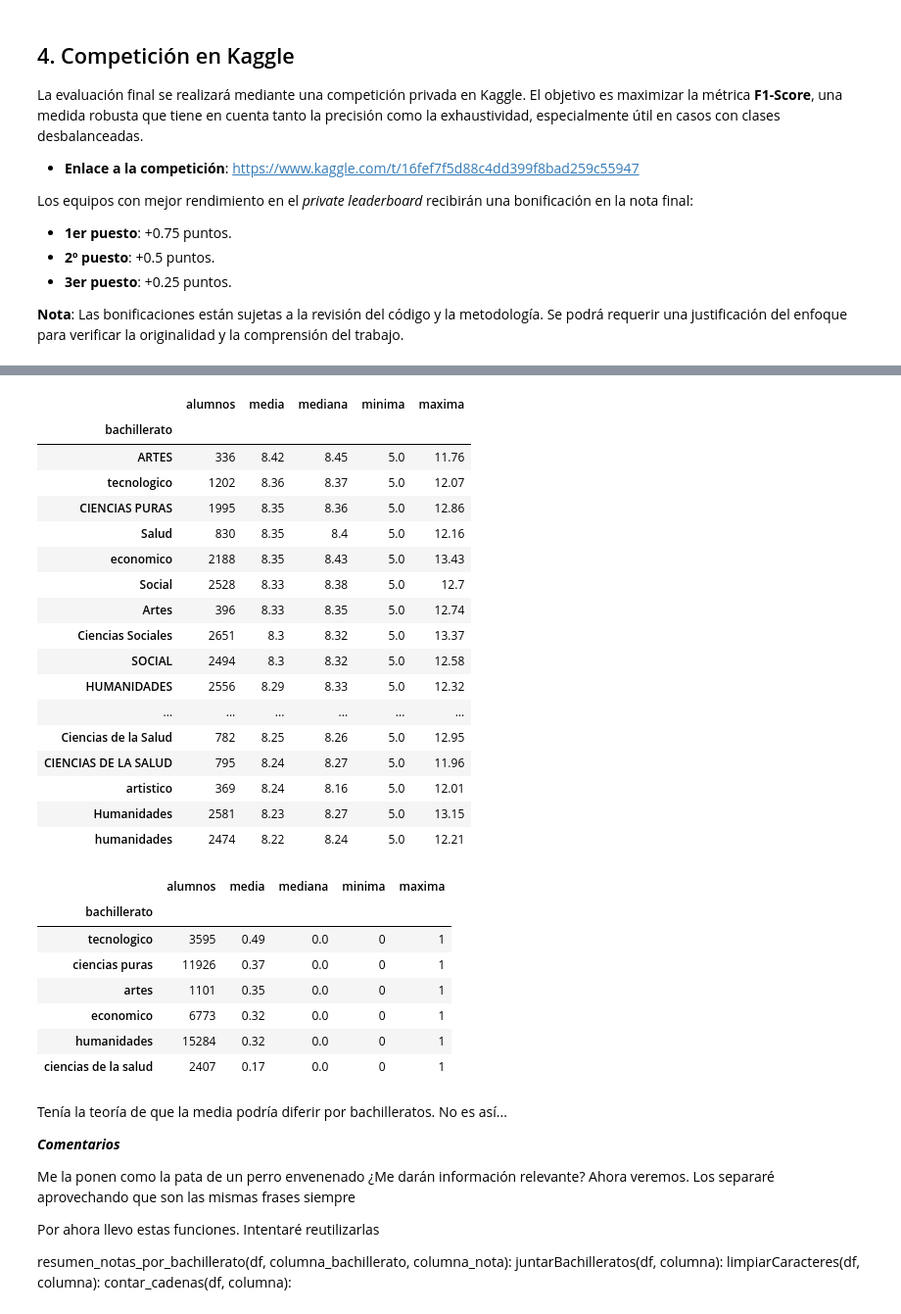
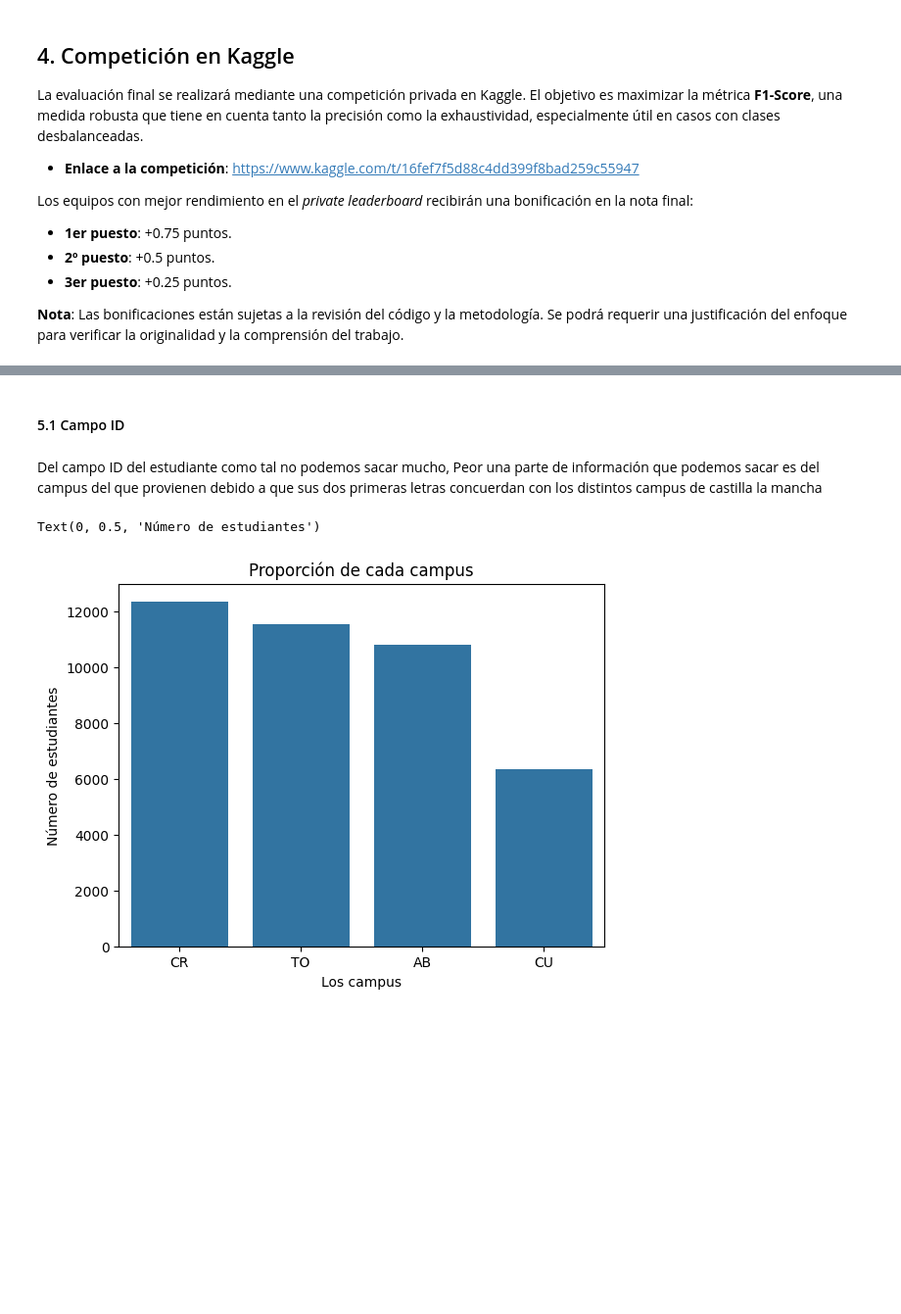
Before and after one commit to GuillermoMorcillo/Practica1Mineria, a Jupyter notebook: Práctica 1 - Análisis, procesamiento y validación .ipynb, the cells around one changed output, grey strips where cells are left out. Shown at 98% size. Drawn from its saved outputs; the diff is of its cells as text; code cells hidden in the pictures; blank space fills up the shorter version.

```diff
--- a/Práctica 1 - Análisis, procesamiento y validación .ipynb
+++ b/Práctica 1 - Análisis, procesamiento y validación .ipynb
@@ -288,49 +229,14 @@ NOTA DE ACCESO POR BACHILLERATO
-# %%
-resumen_notas_por_bachillerato(df_train, "bachillerato", "nota_acceso")
-# %% [output]
-|  | alumnos | media | mediana | minima | maxima |
-| bachillerato |  |  |  |  |  |
-| ARTES | 336 | 8.42 | 8.45 | 5.0 | 11.76 |
-| tecnologico | 1202 | 8.36 | 8.37 | 5.0 | 12.07 |
-| CIENCIAS PURAS | 1995 | 8.35 | 8.36 | 5.0 | 12.86 |
-| Salud | 830 | 8.35 | 8.4 | 5.0 | 12.16 |
-| economico | 2188 | 8.35 | 8.43 | 5.0 | 13.43 |
-| Social | 2528 | 8.33 | 8.38 | 5.0 | 12.7 |
-| Artes | 396 | 8.33 | 8.35 | 5.0 | 12.74 |
-| Ciencias Sociales | 2651 | 8.3 | 8.32 | 5.0 | 13.37 |
-| SOCIAL | 2494 | 8.3 | 8.32 | 5.0 | 12.58 |
-| HUMANIDADES | 2556 | 8.29 | 8.33 | 5.0 | 12.32 |
-| ... | ... | ... | ... | ... | ... |
-| Ciencias de la Salud | 782 | 8.25 | 8.26 | 5.0 | 12.95 |
-| CIENCIAS DE LA SALUD | 795 | 8.24 | 8.27 | 5.0 | 11.96 |
-| artistico | 369 | 8.24 | 8.16 | 5.0 | 12.01 |
-| Humanidades | 2581 | 8.23 | 8.27 | 5.0 | 13.15 |
-| humanidades | 2474 | 8.22 | 8.24 | 5.0 | 12.21 |
-# %%
-
-resumen_notas_por_bachillerato(df_train,"bachillerato","abandono")
-resumen_notas_por_bachillerato(df_train_junto,"bachillerato","abandono") #forma cutre para ver portentaje abandono (media)
-#LUEGO COMPARAR ESTAS 2 LÍNEAS
-# %% [output]
-|  | alumnos | media | mediana | minima | maxima |
-| bachillerato |  |  |  |  |  |
-| tecnologico | 3595 | 0.49 | 0.0 | 0 | 1 |
-| ciencias puras | 11926 | 0.37 | 0.0 | 0 | 1 |
-| artes | 1101 | 0.35 | 0.0 | 0 | 1 |
-| economico | 6773 | 0.32 | 0.0 | 0 | 1 |
-| humanidades | 15284 | 0.32 | 0.0 | 0 | 1 |
-| ciencias de la salud | 2407 | 0.17 | 0.0 | 0 | 1 |
-# %% [markdown]
-Tenía la teoría de que la media podría diferir por bachilleratos. No es así...
-
-*__Comentarios__*
-
-Me la ponen como la pata de un perro envenenado ¿Me darán información relevante?
-Ahora veremos. Los separaré aprovechando que son las mismas frases siempre
-
-Por ahora llevo estas funciones. Intentaré reutilizarlas
-
-resumen_notas_por_bachillerato(df, columna_bachillerato, columna_nota):
-juntarBachilleratos(df, columna):
-limpiarCaracteres(df, columna):
-contar_cadenas(df, columna):
+# %% [markdown]
+#### 5.1 Campo ID
+# %% [markdown]
+Del campo ID del estudiante como tal no podemos sacar mucho, Peor una parte de información que podemos sacar es del campus del que provienen debido a que sus dos primeras letras concuerdan con los distintos campus de castilla la mancha
+# %%
+df_id = df_train["id"].apply(lambda row: row[0:2])
+df_id = df_id.value_counts()
+sns.barplot(df_id)
+plt.title("Proporción de cada campus")
+plt.xlabel("Los campus")
+plt.ylabel("Número de estudiantes")
+# %% [output]
+Text(0, 0.5, 'Número de estudiantes')
+[figure, added]
```
Also changed, not shown: parts of 88 cells of this notebook.
